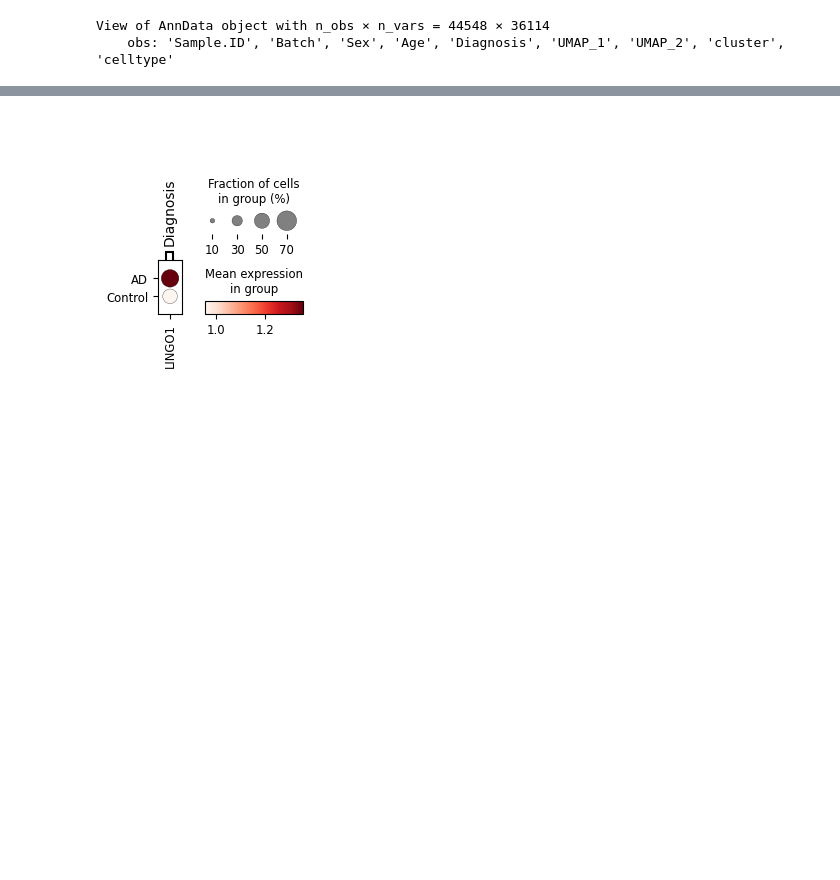
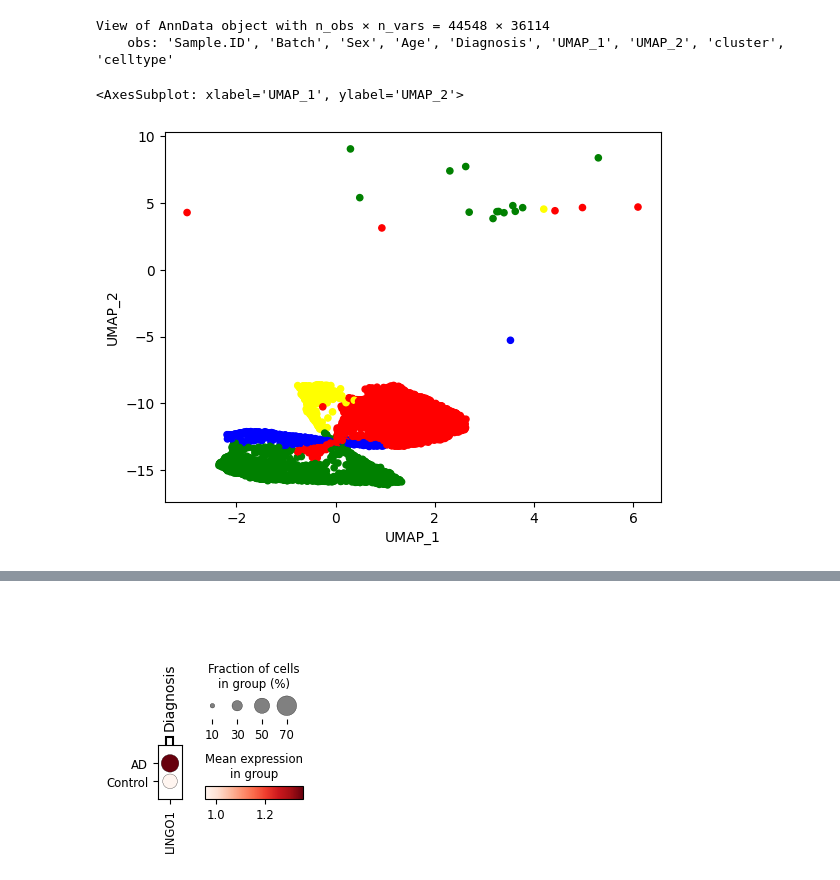
Before and after one commit to 4dglab/SEE, a Jupyter notebook: analyse/Alzheimer/expression_QC.ipynb, the cells around one changed output, grey strips where cells are left out. Saved outputs shown, nothing was run; the diff lists cells and outputs as text; code cells hidden in the pictures; blank space fills up the shorter version.

```diff
--- a/analyse/Alzheimer/expression_QC.ipynb
+++ b/analyse/Alzheimer/expression_QC.ipynb
@@ -19,3 +19,11 @@ adata
 # %% [output]
 View of AnnData object with n_obs × n_vars = 44548 × 36114
     obs: 'Sample.ID', 'Batch', 'Sex', 'Age', 'Diagnosis', 'UMAP_1', 'UMAP_2', 'cluster', 'celltype'
+# %%
+_adata = adata[adata.obs[adata.obs['celltype'].isin(['ASC'])].index,:].copy()
+# %%
+_colors = {'ASC1':'red', 'ASC2':'green', 'ASC3':'blue', 'ASC4':'yellow'}
+_adata.obs.plot.scatter(x='UMAP_1', y='UMAP_2', c=_adata.obs['cluster'].map(_colors))
+# %% [output]
+<AxesSubplot: xlabel='UMAP_1', ylabel='UMAP_2'>
+[figure, added]
```
Also changed, not shown: parts of 7 cells of this notebook, 36 other files.
